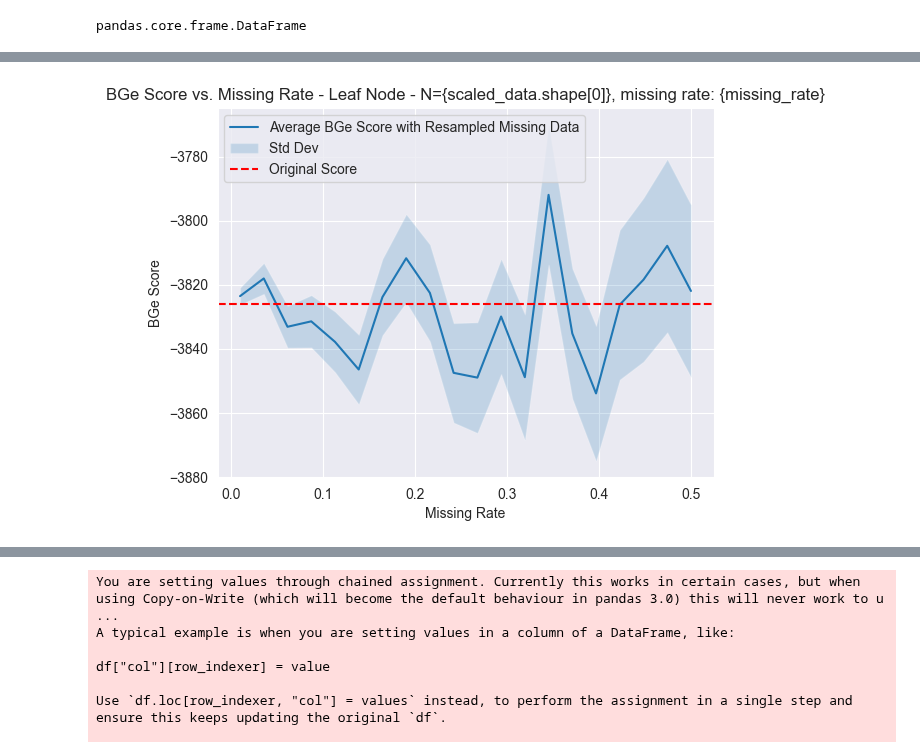
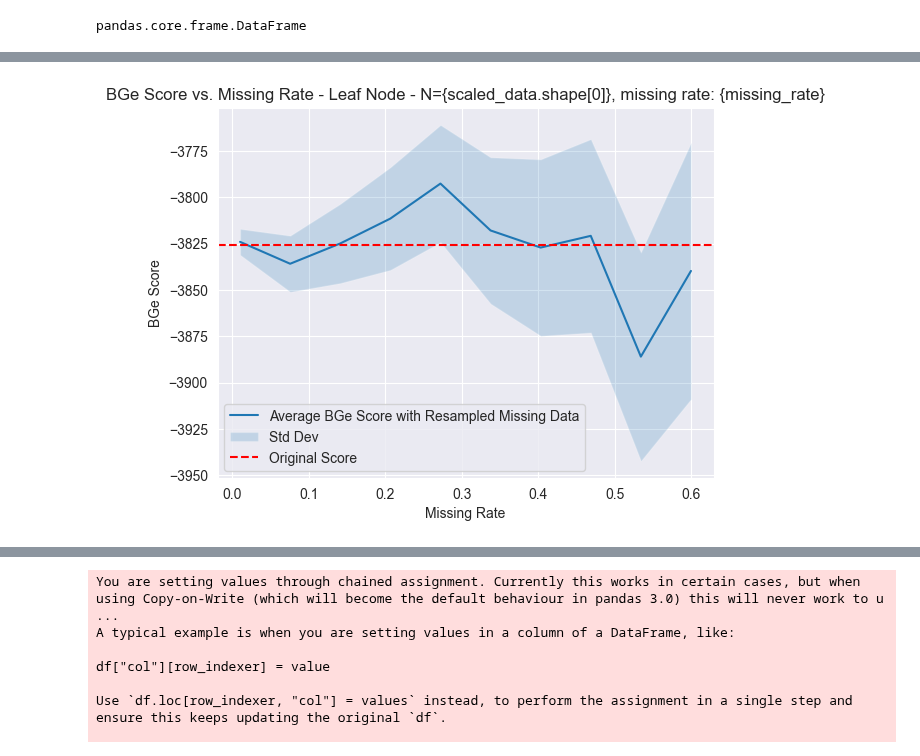
Before and after one commit to human-technology-institute/structure_learning, a Jupyter notebook: examples/test_missingness.ipynb, the cells around one changed output, grey strips where cells are left out. Saved outputs shown, nothing was run; the diff lists cells and outputs as text; code cells hidden in the pictures.

```diff
--- a/examples/test_missingness.ipynb
+++ b/examples/test_missingness.ipynb
@@ -636,7 +633,7 @@ plt.show()
 # %%
 NAN_res = []
 for _ in range(1000):
-    resampled_NAN_data = sample_missing_values(simulating_data_with_missingness, synthetic_data.graph)
+    resampled_NAN_data = sample_missing_values2(simulating_data_with_missingness, synthetic_data.graph)
     score_struct_with_resampled_NAN = BGeScore(resampled_NAN_data)
     NAN_res.append(score_struct_with_resampled_NAN.compute(synthetic_data.graph)['score'])
 # %%
@@ -658,21 +655,34 @@ plt.show()
 bge_avg = []
 bge_std = []
 
-missing_rate_vec = np.linspace(0.01, 0.5, 20)
+NaN_removed = []
+
+missing_rate_vec = np.linspace(0.01, 0.7, 15)
 for missing_rate in missing_rate_vec:
     print(f"Missing rate: {missing_rate:.2f}")
     missing_mask = np.random.rand(*(scaled_data[leaf_node].shape)) < missing_rate
     simulating_data_with_missingness = scaled_data.__copy__()
     simulating_data_with_missingness.values[leaf_node][missing_mask] = np.nan
 
+    NaN_removed_data = simulating_data_with_missingness.values.dropna()
+    score_struct_with_removed_NAN = BGeScore(NaN_removed_data)
+    NaN_removed.append(score_struct_with_removed_NAN.compute(synthetic_data.graph)['score'])
+
     NAN_res = []
     for _ in range(1000):
-        resampled_NAN_data = sample_missing_values(simulating_data_with_missingness, synthetic_data.graph)
+        resampled_NAN_data = sample_missing_values2(simulating_data_with_missingness, synthetic_data.graph)
         score_struct_with_resampled_NAN = BGeScore(resampled_NAN_data)
         NAN_res.append(score_struct_with_resampled_NAN.compute(synthetic_data.graph)['score'])
 
     bge_avg.append(np.mean(NAN_res))
     bge_std.append(np.std(NAN_res))
+
+    res2save = {"bge_avg": bge_avg,
+                "bge_std": bge_std,
+                "NaN_removed": NaN_removed
+                }
+
+    pickle.dump(res2save, open(f"BGe_Score_vs_Missing_Rate_Leaf_Node_N_{scaled_data.shape[0]}.pkl", "wb"))
 # %% [output]
 Missing rate: 0.01
 You are setting values through chained assignment. Currently this works in certain cases, but when using Copy-on-Write (which will become the default behaviour in pandas 3.0) this will never work to u ...
@@ -744,13 +754,16 @@ See the caveats in the documentation: https://pandas.pydata.org/pandas-docs/stab
 # %%
 plt.plot(missing_rate_vec, bge_avg, label='Average BGe Score with Resampled Missing Data')
-plt.fill_between(missing_rate_vec, np.array(bge_avg) - np.array(bge_std), np.array(bge_avg) + np.array(bge_std),
+plt.fill_between(missing_rate_vec, np.array(bge_avg) - 2 * np.array(bge_std), np.array(bge_avg) + 2 * np.array(bge_std),
                  alpha=0.2, label='Std Dev')
+# plt.plot(missing_rate_vec, NaN_removed, label='BGe Score with Missing Data Removed', linestyle='--')
 plt.axhline(score_struct.compute(synthetic_data.graph)['score'], color='r', linestyle='--', label='Original Score')
 # plt.axhline(score_struct_missing.compute(synthetic_data.graph)['score'], color='g', linestyle='--', label='Score with Missing Data')
 plt.title('BGe Score vs. Missing Rate - Leaf Node - N={scaled_data.shape[0]}, missing rate: {missing_rate}')
 plt.xlabel('Missing Rate')
 plt.ylabel('BGe Score')
 plt.legend()
+plt.savefig(f'BGe_Score_vs_Missing_Rate_Leaf_Node_N_{scaled_data.shape[0]}.png')
+
 plt.show()
 # %% [output]
-[figure, old version]
+[figure, new version]
```
Also changed, not shown: parts of 26 cells of this notebook.
